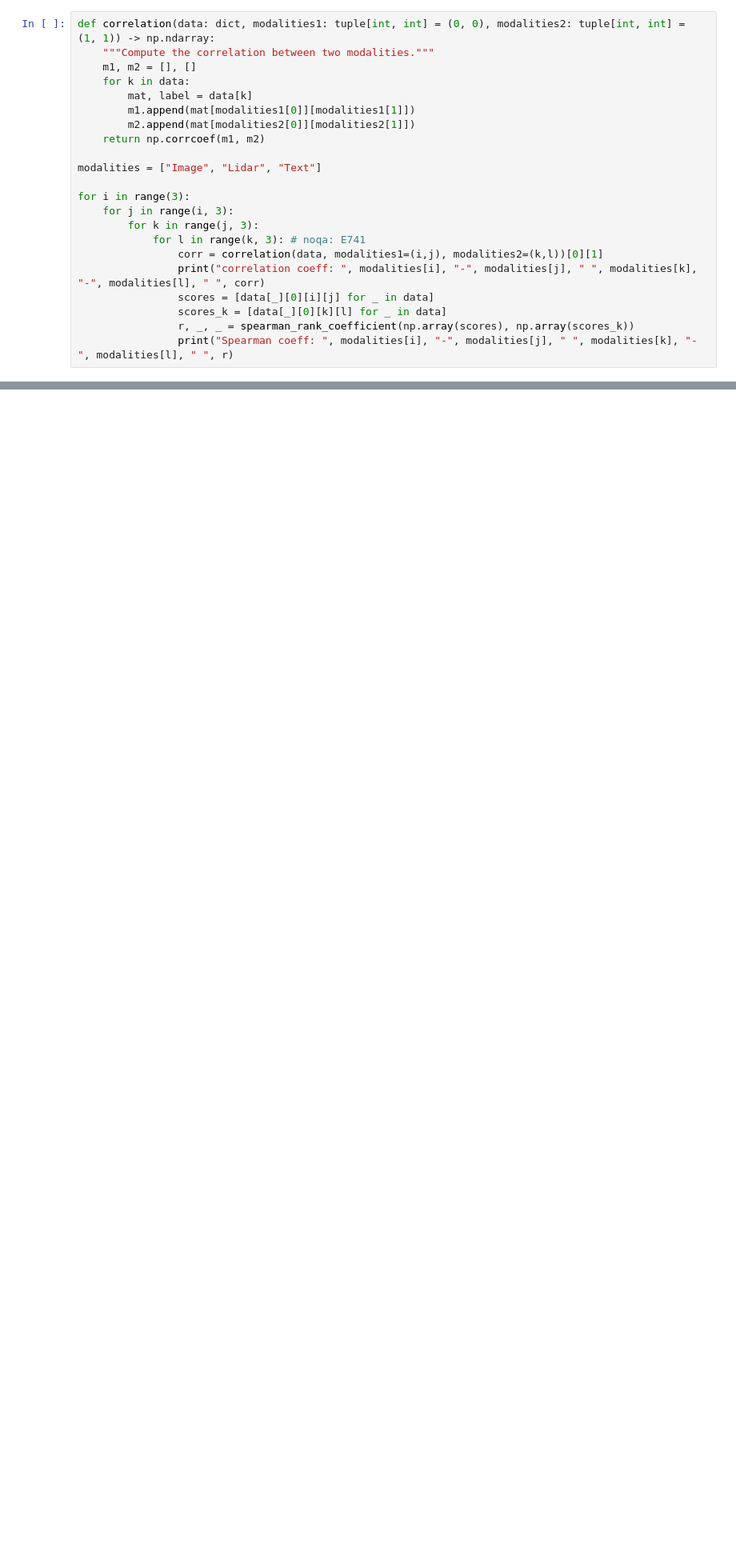
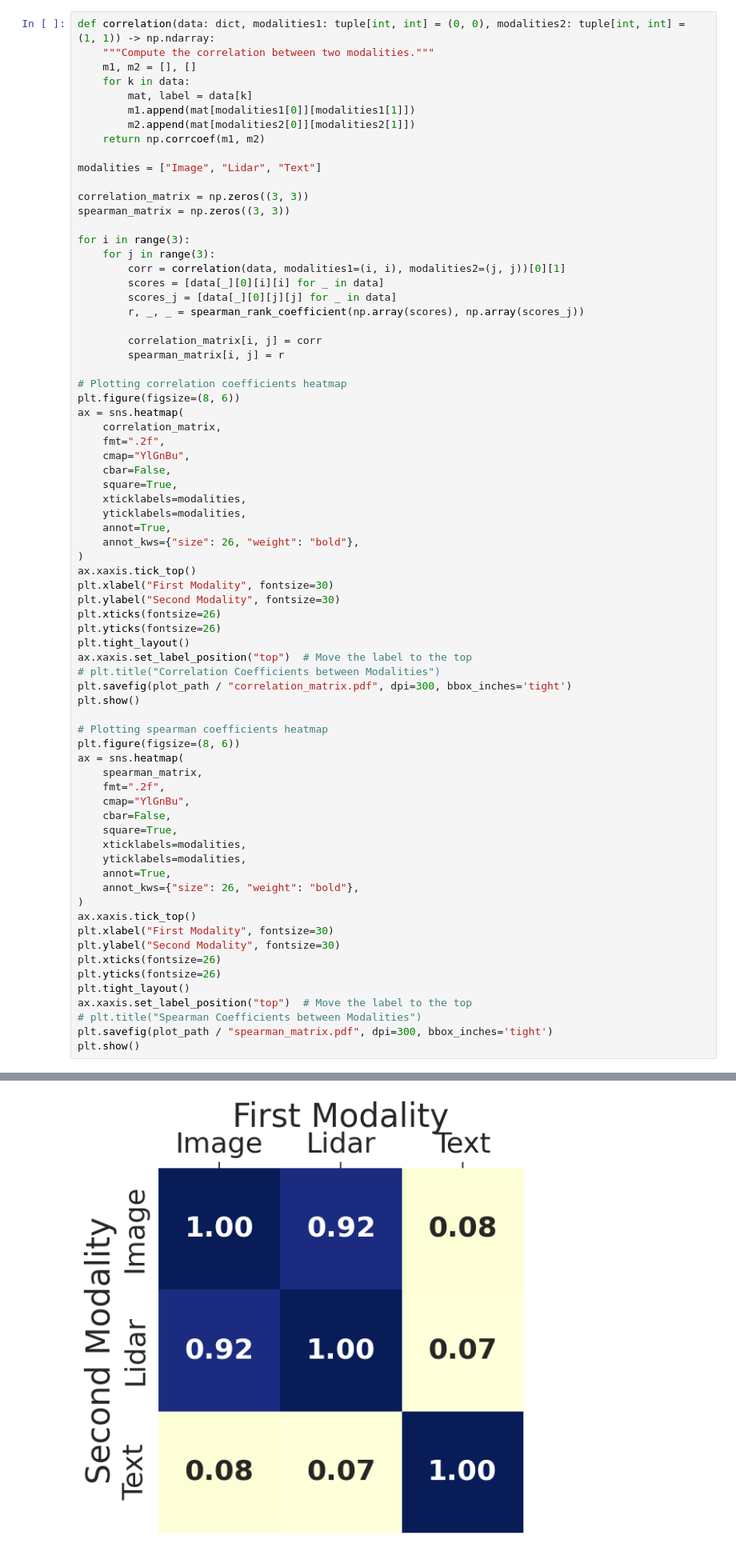
Before and after one commit to UTAustin-SwarmLab/Multi-modal-Data-Alignment, a Jupyter notebook: mmda/plot_nonconformity.ipynb, the cells around one changed output, grey strips where cells are left out. Shown at 80% size. Saved outputs shown, nothing was run; the diff lists cells and outputs as text; blank space fills up the shorter version.

```diff
--- a/mmda/plot_nonconformity.ipynb
+++ b/mmda/plot_nonconformity.ipynb
@@ -241,14 +241,64 @@ def correlation(data: dict, modalities1: tuple[int, int] = (0, 0), modalities2:
 
 modalities = ["Image", "Lidar", "Text"]
 
+correlation_matrix = np.zeros((3, 3))
+spearman_matrix = np.zeros((3, 3))
+
 for i in range(3):
-    for j in range(i, 3):
-        for k in range(j, 3):
-            for l in range(k, 3): # noqa: E741
-                corr = correlation(data, modalities1=(i,j), modalities2=(k,l))[0][1]
-                print("correlation coeff: ", modalities[i], "-", modalities[j], " ", modalities[k], "-", modalities[l], " ", corr)
-                scores = [data[_][0][i][j] for _ in data]
-                scores_k = [data[_][0][k][l] for _ in data]
-                r, _, _ = spearman_rank_coefficient(np.array(scores), np.array(scores_k))
-                print("Spearman coeff: ", modalities[i], "-", modalities[j], " ", modalities[k], "-", modalities[l], " ", r)
+    for j in range(3):
+        corr = correlation(data, modalities1=(i, i), modalities2=(j, j))[0][1]
+        scores = [data[_][0][i][i] for _ in data]
+        scores_j = [data[_][0][j][j] for _ in data]
+        r, _, _ = spearman_rank_coefficient(np.array(scores), np.array(scores_j))
+
+        correlation_matrix[i, j] = corr
+        spearman_matrix[i, j] = r
+
+# Plotting correlation coefficients heatmap
+plt.figure(figsize=(8, 6))
+ax = sns.heatmap(
+    correlation_matrix,
+    fmt=".2f",
+    cmap="YlGnBu",
+    cbar=False,
+    square=True,
+    xticklabels=modalities,
+    yticklabels=modalities,
+    annot=True,
+    annot_kws={"size": 26, "weight": "bold"},
+)
+ax.xaxis.tick_top()
+plt.xlabel("First Modality", fontsize=30)
+plt.ylabel("Second Modality", fontsize=30)
+plt.xticks(fontsize=26)
+plt.yticks(fontsize=26)
+plt.tight_layout()
+ax.xaxis.set_label_position("top")  # Move the label to the top
+# plt.title("Correlation Coefficients between Modalities")
+plt.savefig(plot_path / "correlation_matrix.pdf", dpi=300, bbox_inches='tight')
+plt.show()
+
+# Plotting spearman coefficients heatmap
+plt.figure(figsize=(8, 6))
+ax = sns.heatmap(
+    spearman_matrix,
+    fmt=".2f",
+    cmap="YlGnBu",
+    cbar=False,
+    square=True,
+    xticklabels=modalities,
+    yticklabels=modalities,
+    annot=True,
+    annot_kws={"size": 26, "weight": "bold"},
+)
+ax.xaxis.tick_top()
+plt.xlabel("First Modality", fontsize=30)
+plt.ylabel("Second Modality", fontsize=30)
+plt.xticks(fontsize=26)
+plt.yticks(fontsize=26)
+plt.tight_layout()
+ax.xaxis.set_label_position("top")  # Move the label to the top
+# plt.title("Spearman Coefficients between Modalities")
+plt.savefig(plot_path / "spearman_matrix.pdf", dpi=300, bbox_inches='tight')
+plt.show()
 # %% [output]
@@ -271,0 +305 @@ Spearman coeff:  Text - Text   Text - Text   1.0
+[figure, added]
```
Also changed, not shown: parts of 8 cells of this notebook, 2 other files.
